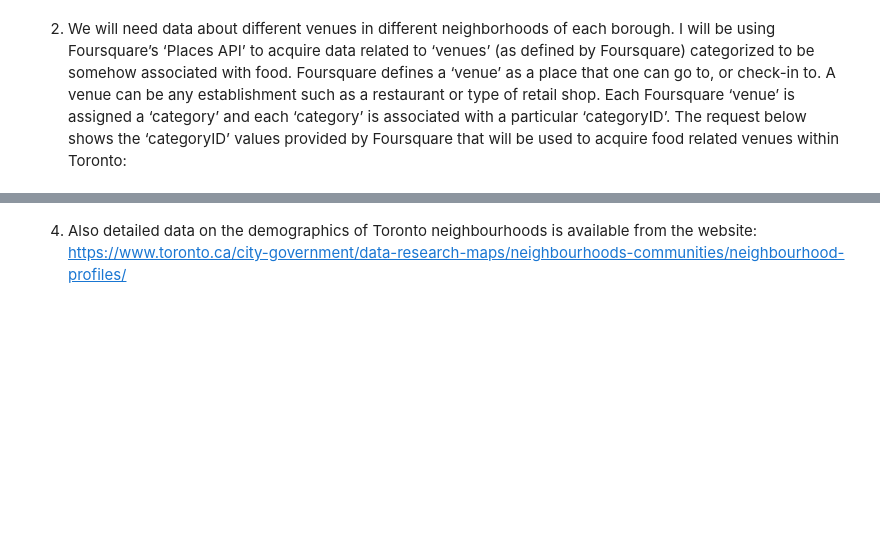
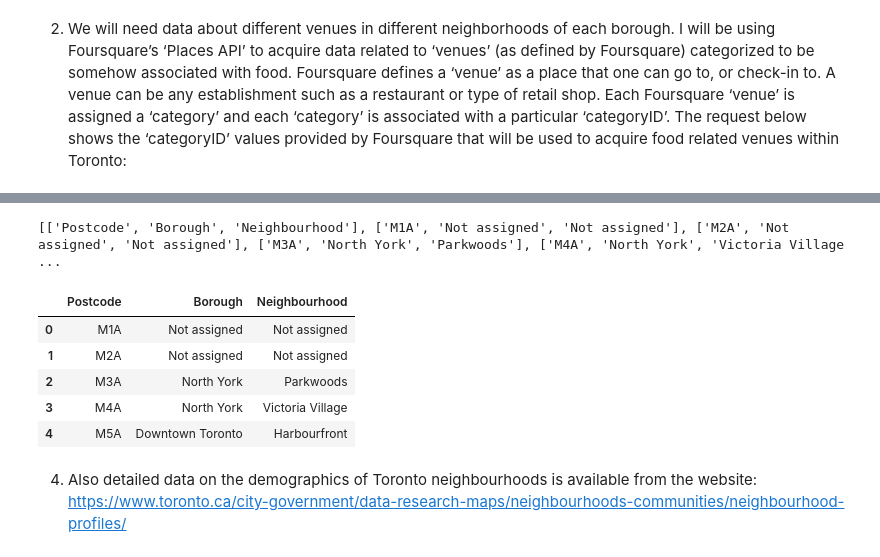
Before and after one commit to wnsibanda/Coursera_Capstone, a Jupyter notebook: The_BattleOfNeighborhoods_Week1_Assignment.ipynb, the cells around one changed output, grey strips where cells are left out. Saved outputs shown, nothing was run; the diff lists cells and outputs as text; code cells hidden in the pictures; blank space fills up the shorter version.

Commit message:
Week 1 Assignment. Includes description of the problem and data to be used

```diff
--- a/The_BattleOfNeighborhoods_Week1_Assignment.ipynb
+++ b/The_BattleOfNeighborhoods_Week1_Assignment.ipynb
@@ -39,0 +40,13 @@ https://en.wikipedia.org/wiki/Demographics_of_Toronto_neighbourhoods
+# %%
+#import libraries
+import requests
+import pandas as pd
+from bs4 import BeautifulSoup
+
+#Create a handle, wiki_url, to handle the contents of the website
+
+wiki_url = requests.get('https://en.wikipedia.org/wiki/List_of_postal_codes_of_Canada:_M').text
+soup = BeautifulSoup(wiki_url, 'html.parser') #create BeautifulSoup object called soup and specify html parser
+print(soup.prettify()) #use this output to check where the data needed is located in the html source
+
+toronto_rawdata = soup.find('table', class_='wikitable')
@@ -40,3 +71,27 @@ https://en.wikipedia.org/wiki/Demographics_of_Toronto_neighbourhoods
+# %%
+# we create a list of lists to store data from the wiki table
+
+# data rows for the table are indicated by '<\tr>' tags
+
+wiki_list = [] # initialize list of lists
+
+for row in toronto_rawdata.find_all('tr'):
+    row_data = row.text.split('\n')[1:-1]
+    wiki_list.append(row_data)
+
+print(wiki_list)
+# %% [output]
+[['Postcode', 'Borough', 'Neighbourhood'], ['M1A', 'Not assigned', 'Not assigned'], ['M2A', 'Not assigned', 'Not assigned'], ['M3A', 'North York', 'Parkwoods'], ['M4A', 'North York', 'Victoria Village ...
+# %%
+neighborhoods = pd.DataFrame(wiki_list[1:], columns=wiki_list[0]) # create the data frame from lists of lists using pandas
+neighborhoods.head() # view the first 5 rows
+# %% [output]
+|  | Postcode | Borough | Neighbourhood |
+| 0 | M1A | Not assigned | Not assigned |
+| 1 | M2A | Not assigned | Not assigned |
+| 2 | M3A | North York | Parkwoods |
+| 3 | M4A | North York | Victoria Village |
+| 4 | M5A | Downtown Toronto | Harbourfront |
 # %% [markdown]
 4. Also detailed data on the demographics of Toronto neighbourhoods is available from the website:
 https://www.toronto.ca/city-government/data-research-maps/neighbourhoods-communities/neighbourhood-profiles/
```
Also changed, not shown: parts of 2 cells of this notebook.
